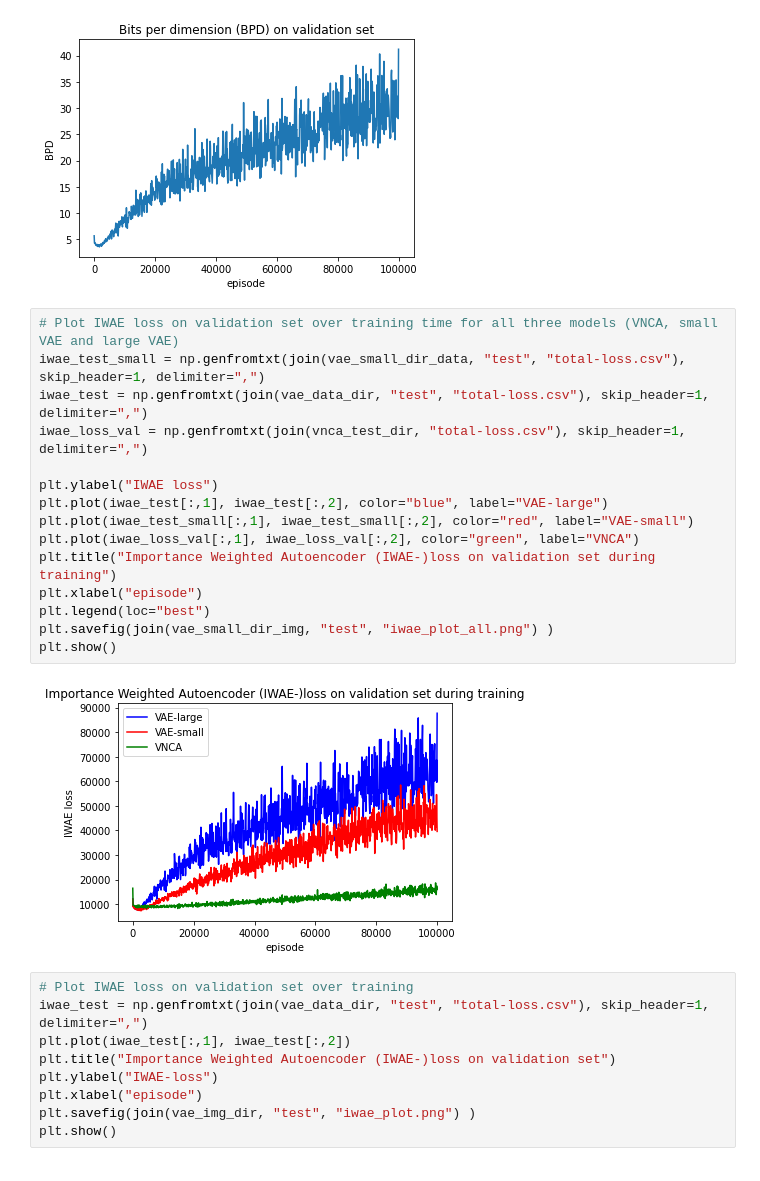
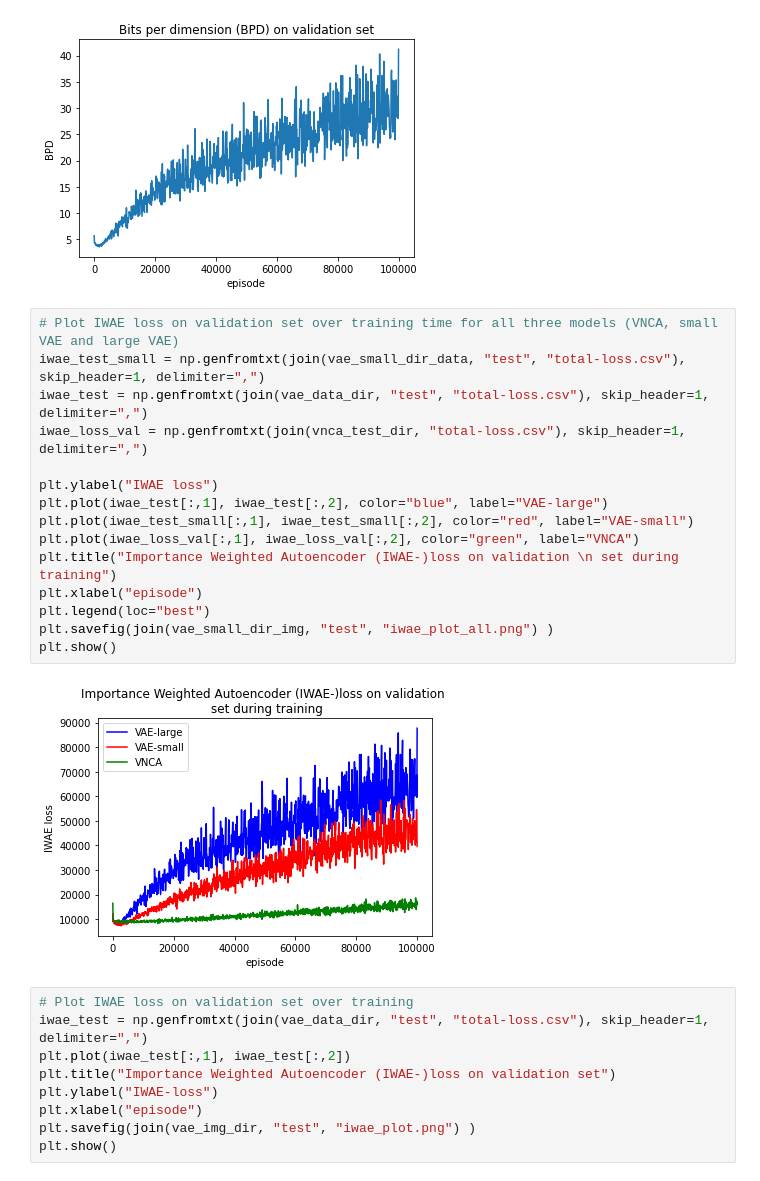
Before and after one commit to JanSchering/natural_computing, a Jupyter notebook: final/vae/presentation_vis.ipynb, the cells around one changed output. Cells and saved outputs as stored; diff of their text form.

```diff
--- a/final/vae/presentation_vis.ipynb
+++ b/final/vae/presentation_vis.ipynb
@@ -213,20 +211,20 @@ plt.show()
 # %%
 # Plot IWAE loss on validation set over training time for all three models (VNCA, small VAE and large VAE)
 iwae_test_small = np.genfromtxt(join(vae_small_dir_data, "test", "total-loss.csv"), skip_header=1, delimiter=",")
 iwae_test = np.genfromtxt(join(vae_data_dir, "test", "total-loss.csv"), skip_header=1, delimiter=",")
 iwae_loss_val = np.genfromtxt(join(vnca_test_dir, "total-loss.csv"), skip_header=1, delimiter=",")
 
 plt.ylabel("IWAE loss")
 plt.plot(iwae_test[:,1], iwae_test[:,2], color="blue", label="VAE-large")
 plt.plot(iwae_test_small[:,1], iwae_test_small[:,2], color="red", label="VAE-small")
 plt.plot(iwae_loss_val[:,1], iwae_loss_val[:,2], color="green", label="VNCA")
-plt.title("Importance Weighted Autoencoder (IWAE-)loss on validation set during training")
+plt.title("Importance Weighted Autoencoder (IWAE-)loss on validation \n set during training")
 plt.xlabel("episode")
 plt.legend(loc="best")
 plt.savefig(join(vae_small_dir_img, "test", "iwae_plot_all.png") )
 plt.show()
 # %% [output]
-[figure, old version]
+[figure, new version]
 # %%
 # Plot IWAE loss on validation set over training
 iwae_test = np.genfromtxt(join(vae_data_dir, "test", "total-loss.csv"), skip_header=1, delimiter=",")
```
Also changed, not shown: parts of 4 cells of this notebook, 16 other files.
